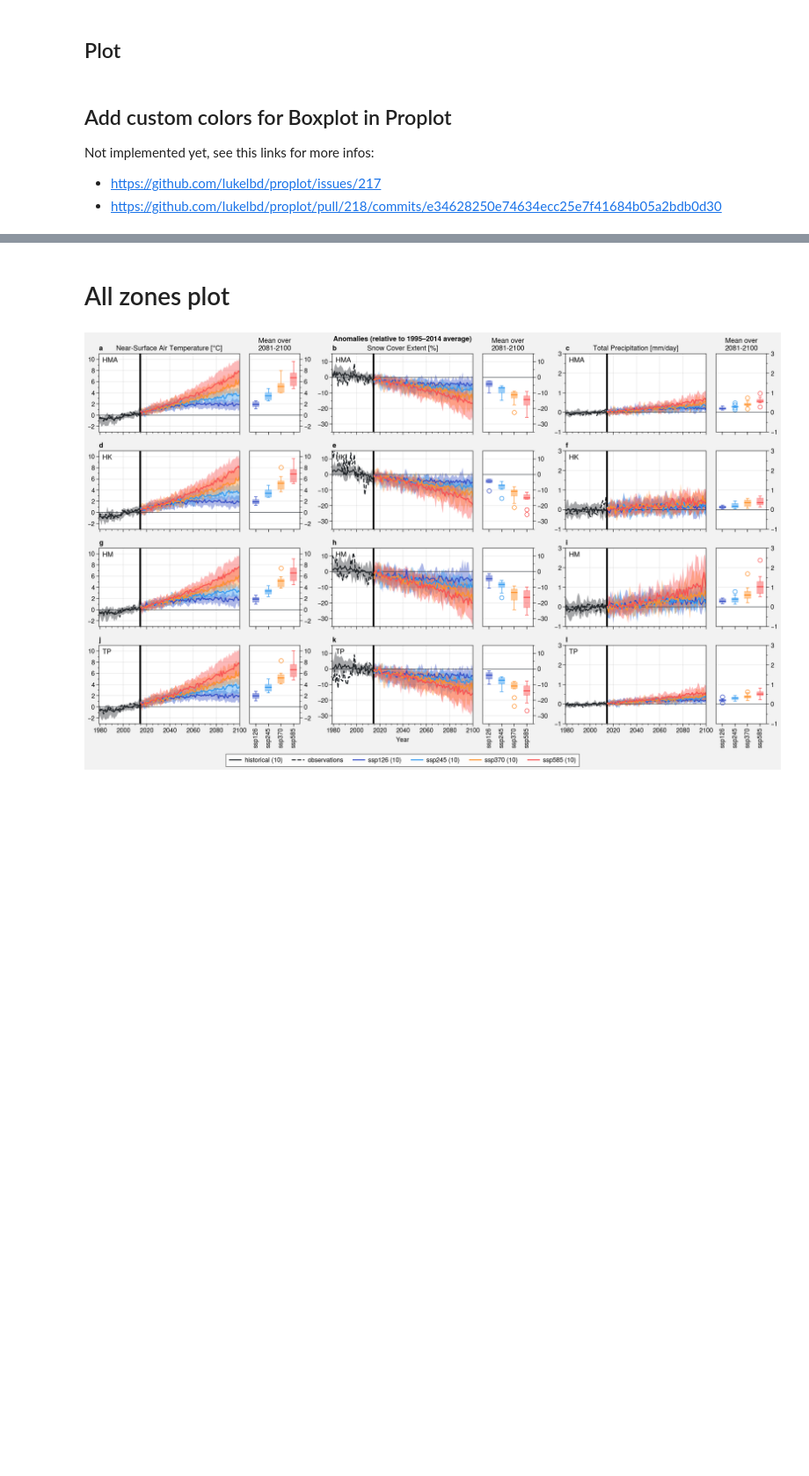
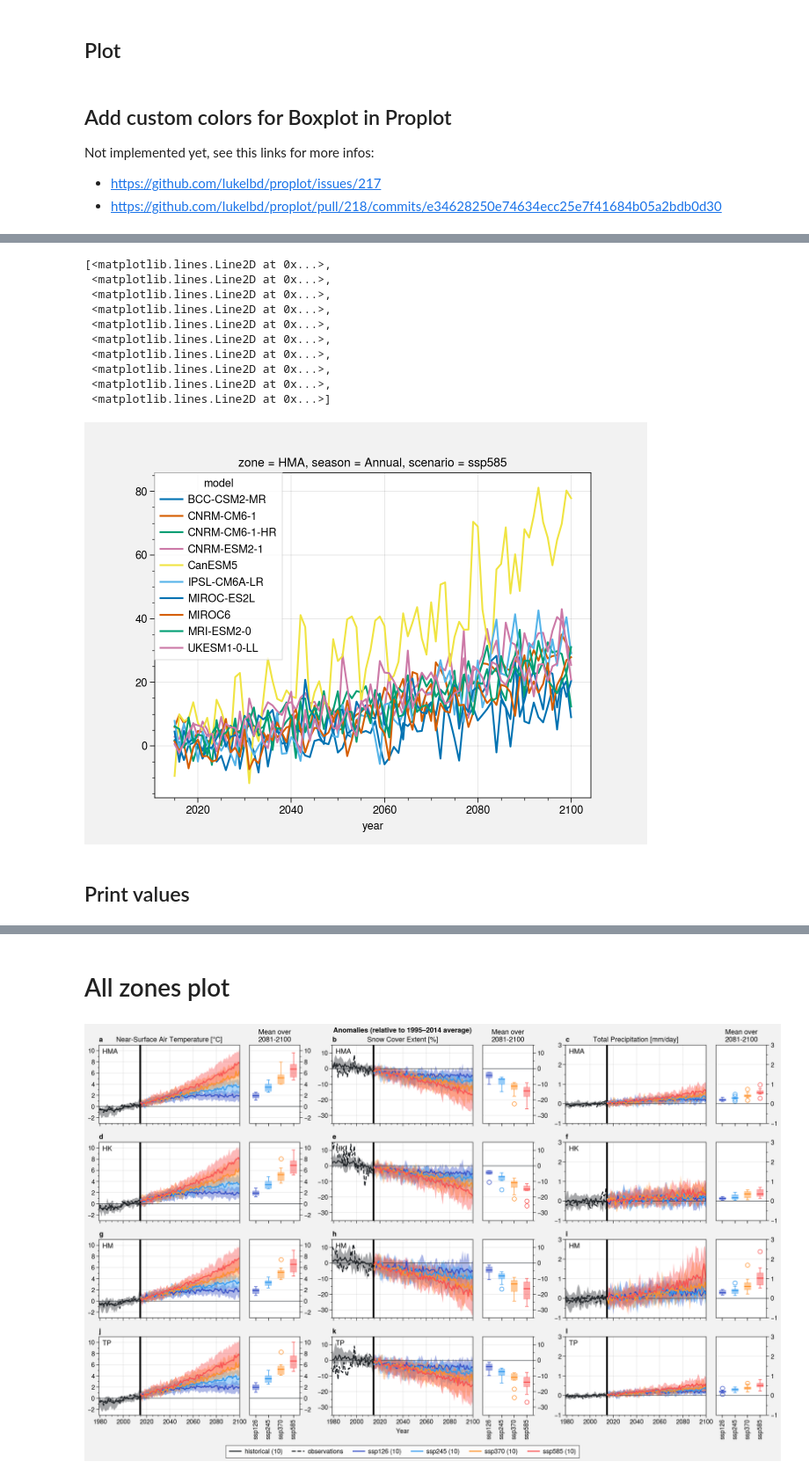
Before and after one commit to mickaellalande/PhD, a Jupyter notebook: CICLAD/Himalaya/CMIP6_HMA_paper/all-projections.ipynb, the cells around one changed output, grey strips where cells are left out. Shown at 88% size. Drawn from its saved outputs; the diff is of its cells as text; code cells hidden in the pictures; blank space fills up the shorter version.

```diff
--- a/CICLAD/Himalaya/CMIP6_HMA_paper/all-projections.ipynb
+++ b/CICLAD/Himalaya/CMIP6_HMA_paper/all-projections.ipynb
@@ -97,0 +265,16 @@ def bbplot_custom_colors(bplot, ax):
+# %%
+anomalies_model_future.plot(hue='model')
+# %% [output]
+[<matplotlib.lines.Line2D at 0x...>,
+ <matplotlib.lines.Line2D at 0x...>,
+ <matplotlib.lines.Line2D at 0x...>,
+ <matplotlib.lines.Line2D at 0x...>,
+ <matplotlib.lines.Line2D at 0x...>,
+ <matplotlib.lines.Line2D at 0x...>,
+ <matplotlib.lines.Line2D at 0x...>,
+ <matplotlib.lines.Line2D at 0x...>,
+ <matplotlib.lines.Line2D at 0x...>,
+ <matplotlib.lines.Line2D at 0x...>]
+[figure, added]
+# %% [markdown]
+## Print values
```
Also changed, not shown: parts of 9 cells of this notebook, 11 other files.
